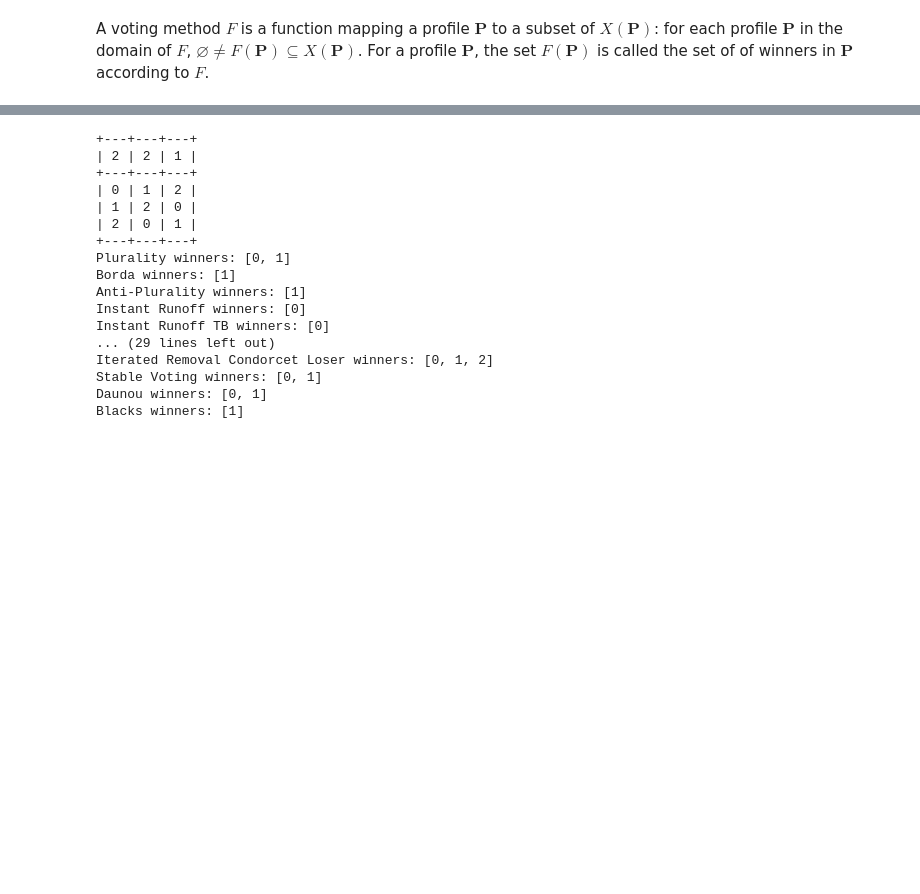
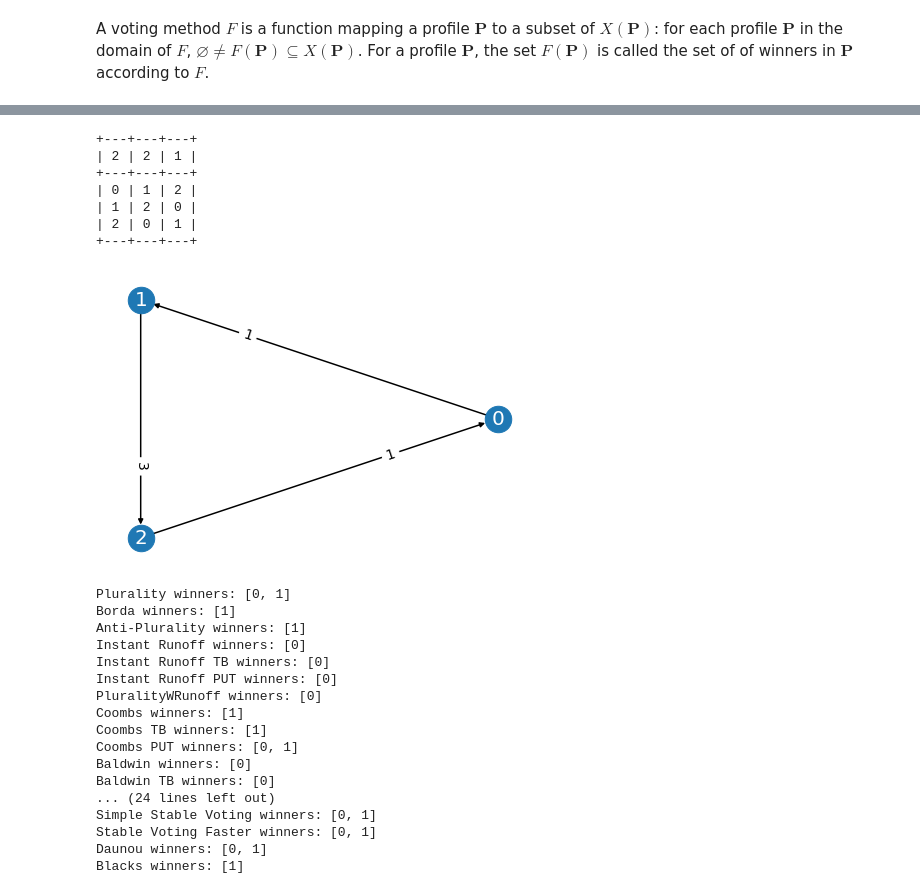
Before and after one commit to epacuit/stablevoting, a Jupyter notebook: 02-VotingMethods.ipynb, the cells around one changed output, grey strips where cells are left out. Saved outputs shown, nothing was run; the diff lists cells and outputs as text; code cells hidden in the pictures; blank space fills up the shorter version.

```diff
--- a/02-VotingMethods.ipynb
+++ b/02-VotingMethods.ipynb
@@ -66,27 +80,45 @@ Blacks winners: [0, 1, 2]
 # %%
-rankings = [(0,1,2), (1,2,0), (2,0,1)]
-rcounts = [2,2,1]
+rankings = [
+    (0,1,2),
+    (1,2,0),
+    (2,0,1)
+]
+rcounts = [
+    2,
+    2,
+    1
+]
 num_cands = 3
+
 prof = Profile(rankings, num_cands, rcounts=rcounts)
 prof.display()
+prof.display_margin_graph()
 
 for vm in all_vms:
     print(f"{vm.name} winners: {vm(prof)}")
 # %% [output]
 +---+---+---+
 | 2 | 2 | 1 |
 +---+---+---+
 | 0 | 1 | 2 |
 | 1 | 2 | 0 |
 | 2 | 0 | 1 |
 +---+---+---+
-Plurality winners: [0, 1]
-Borda winners: [1]
-Anti-Plurality winners: [1]
-Instant Runoff winners: [0]
-Instant Runoff TB winners: [0]
-... (29 lines left out)
-Iterated Removal Condorcet Loser winners: [0, 1, 2]
-Stable Voting winners: [0, 1]
-Daunou winners: [0, 1]
-Blacks winners: [1]
+[figure, added]
+Plurality winners: [0, 1]
+Borda winners: [1]
+Anti-Plurality winners: [1]
+Instant Runoff winners: [0]
+Instant Runoff TB winners: [0]
+Instant Runoff PUT winners: [0]
+PluralityWRunoff winners: [0]
+Coombs winners: [1]
+Coombs TB winners: [1]
+Coombs PUT winners: [0, 1]
+Baldwin winners: [0]
+Baldwin TB winners: [0]
+... (24 lines left out)
+Simple Stable Voting winners: [0, 1]
+Stable Voting Faster winners: [0, 1]
+Daunou winners: [0, 1]
+Blacks winners: [1]
```
Also changed, not shown: parts of 2 cells of this notebook, 9 other files.
